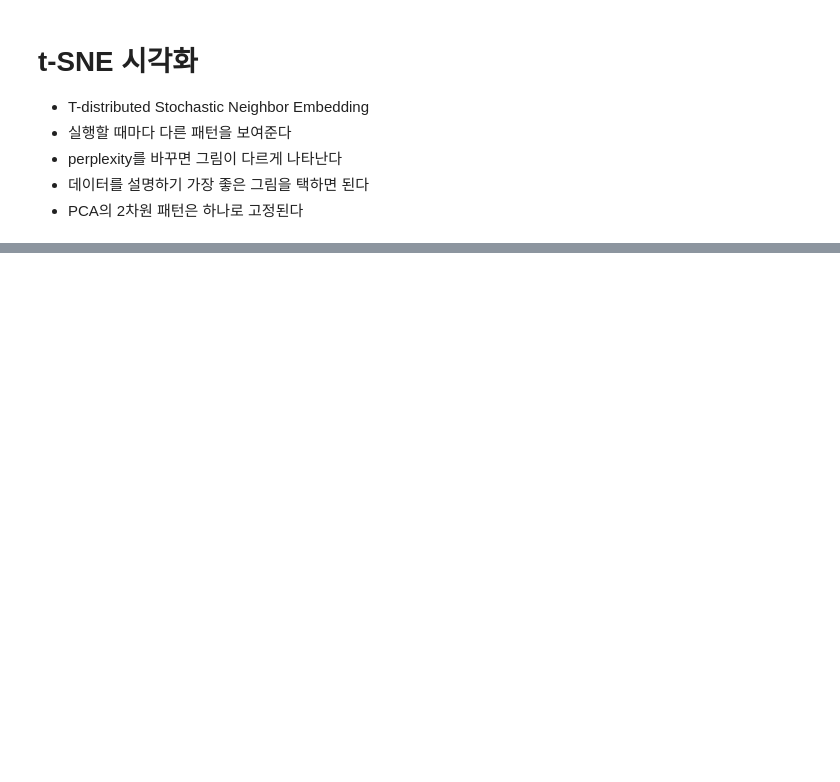
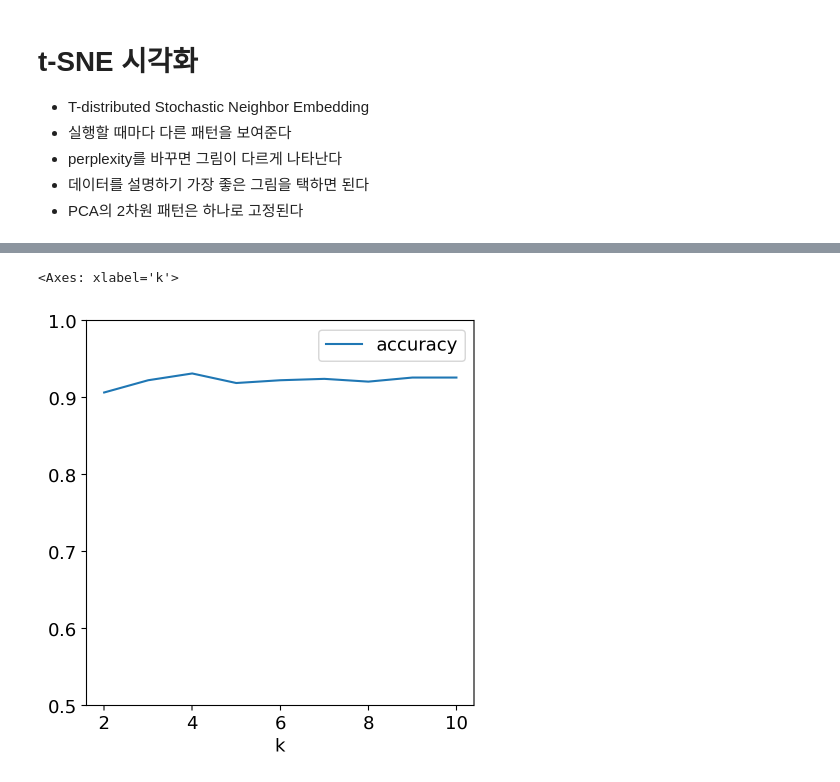
Before and after one commit to HSChoo/test1, a Jupyter notebook: e_61_FeatureEngineering.ipynb, the cells around one changed output, grey strips where cells are left out. Drawn from its saved outputs; the diff is of its cells as text; code cells hidden in the pictures; blank space fills up the shorter version.

```diff
--- a/e_61_FeatureEngineering.ipynb
+++ b/e_61_FeatureEngineering.ipynb
@@ -280,0 +298,13 @@ df
+# %%
+result1 = []
+for k in range(2,11):
+    sb1 = SelectKBest(chi2, k=2)
+    X_best1 = sb.fit_transform(X, y)
+    result1.append((k, cross_validation(rfc, X_best1, y)))
+# %%
+df = pd.DataFrame(result1, columns=['k','accuracy'])
+df = df.set_index('k')
+df.plot(ylim=(0.5,1))
+# %% [output]
+<Axes: xlabel='k'>
+[figure, added]
```
Also changed, not shown: parts of 14 cells of this notebook.
